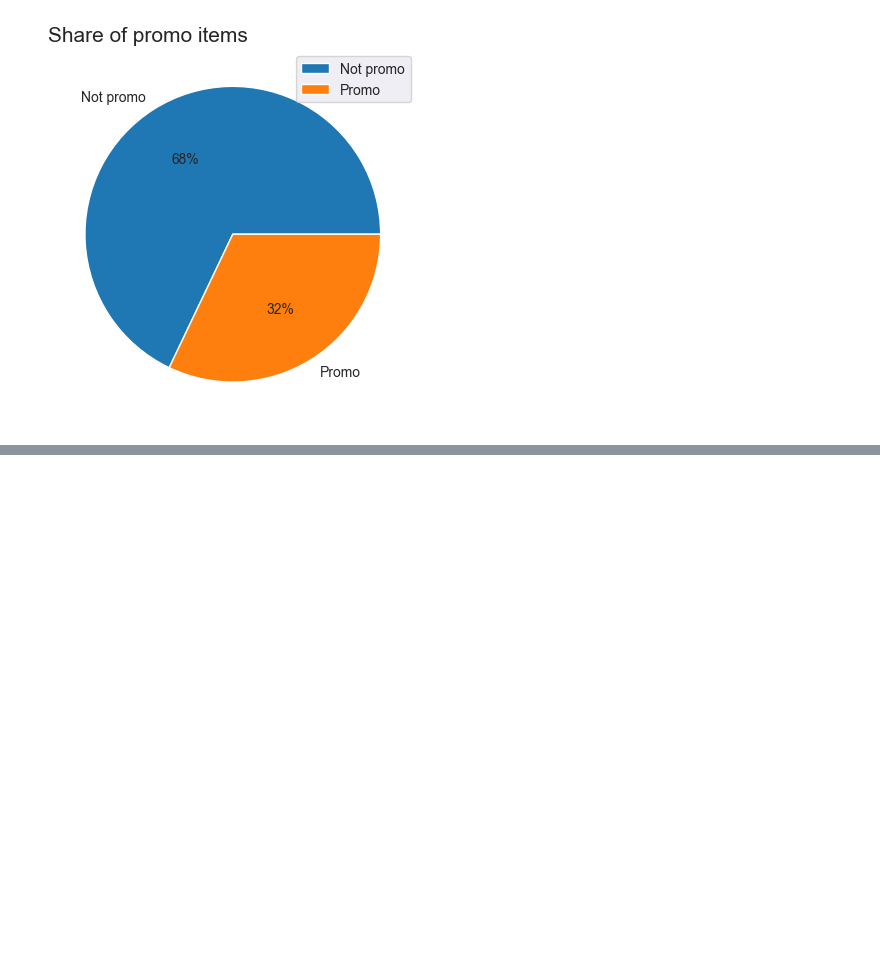
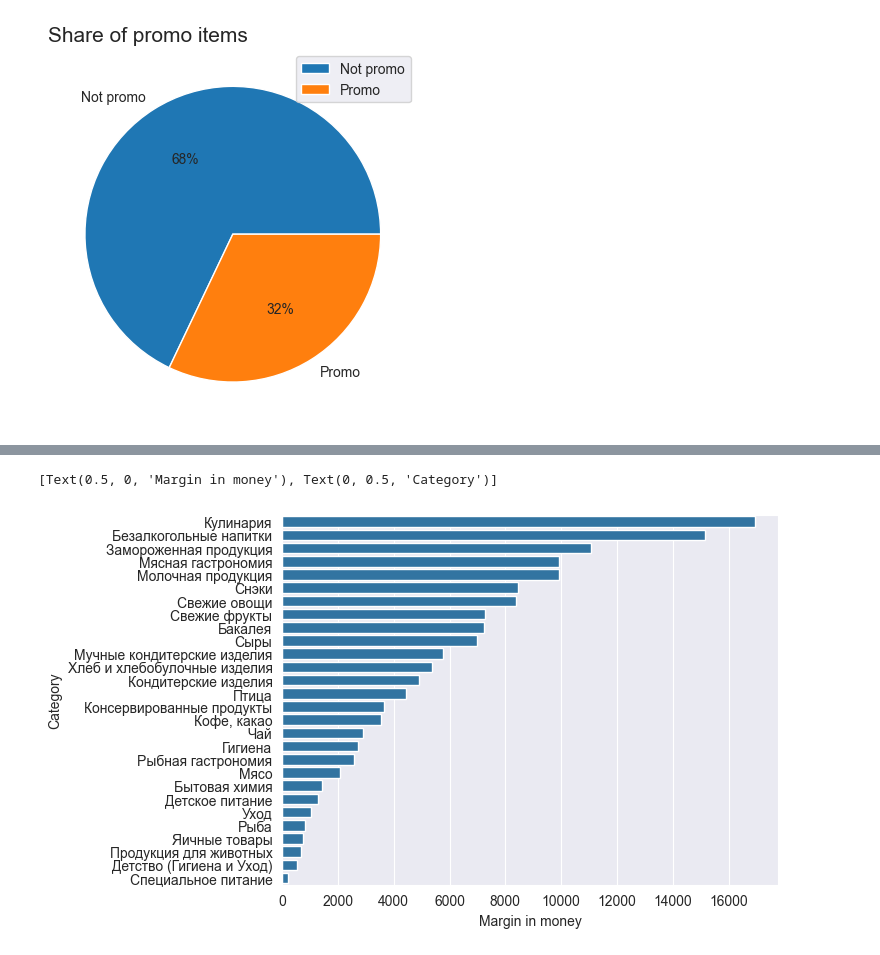
Before and after one commit to rodioniam/study_projects, a Jupyter notebook: visualization/visualization_practice2.ipynb, the cells around one changed output, grey strips where cells are left out. Saved outputs shown, nothing was run; the diff lists cells and outputs as text; code cells hidden in the pictures; blank space fills up the shorter version.

```diff
--- a/visualization/visualization_practice2.ipynb
+++ b/visualization/visualization_practice2.ipynb
@@ -148,3 +148,5 @@ Text(0.0, 1.0, 'Share of promo items')
 [figure]
 # %%
 # find margin by all level1 categories in money and in %
+# %%
+df_merged = df_orders.merge(df_products, on='product_id')
@@ -150,0 +162,5 @@ Text(0.0, 1.0, 'Share of promo items')
+# %%
+df_margin_lvl1 = df_merged.groupby(['level1'], as_index=False).agg({'price': 'sum', 'cost_price':'sum'})
+df_margin_lvl1['margin_money'] = df_margin_lvl1['price'] - df_margin_lvl1['cost_price']
+df_margin_lvl1['margin_pct'] = round(((df_margin_lvl1['margin_money']/df_margin_lvl1['price']) * 100), 2)
+df_margin_lvl1
@@ -150,0 +185,7 @@ Text(0.0, 1.0, 'Share of promo items')
+# %%
+df_plot_m = df_margin_lvl1.sort_values('margin_money', ascending=False).drop(['price', 'cost_price'], axis=1)
+ax = sns.barplot(df_plot_m, x='margin_money', y='level1', orient='y')
+ax.set(xlabel='Margin in money', ylabel='Category')
+# %% [output]
+[Text(0.5, 0, 'Margin in money'), Text(0, 0.5, 'Category')]
+[figure, added]
```
Also changed, not shown: parts of 5 cells of this notebook.
